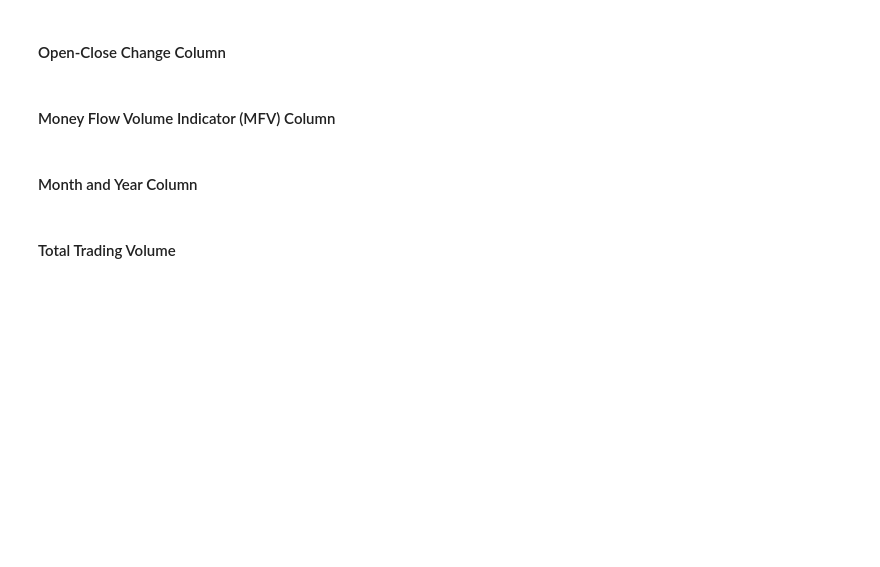
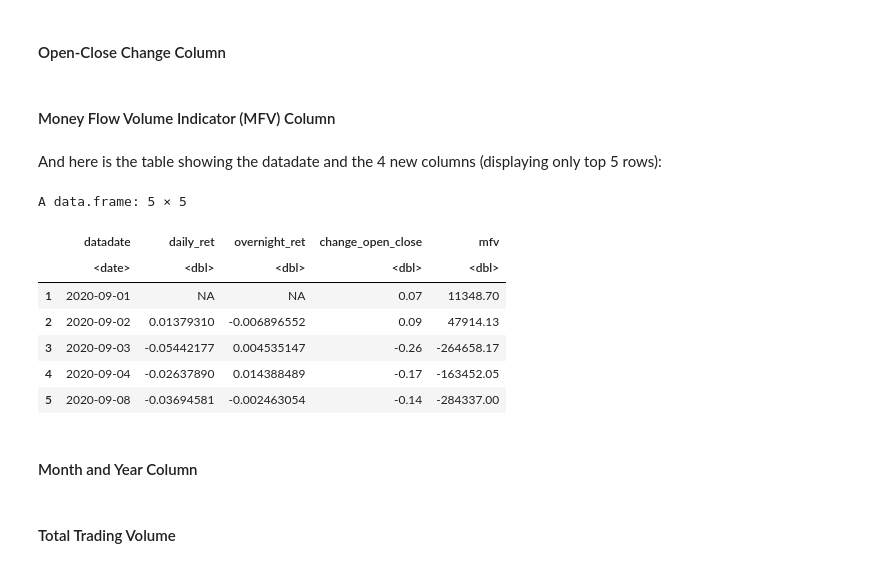
Before and after one commit to LiamHoogstad/Apps_R_HW1, a Jupyter notebook: MAIN_FILE.ipynb, the cells around one changed output. Cells and saved outputs as stored; diff of their text form; code cells hidden in the pictures; blank space fills up the shorter version.

Commit message:
Nurul added table display for 4 new columns

```diff
--- a/MAIN_FILE.ipynb
+++ b/MAIN_FILE.ipynb
@@ -319,6 +319,19 @@ data_potbelly <- mutate(data_potbelly, change_open_close = prccd - prcod)
 # %%
 #4: calculate money flow volume indicator (mfv) based on given formula, and store it in `mfv` column inside data_potbelly
 data_potbelly <- mutate(data_potbelly, mfv = ((prccd - prcld) - (prchd - prccd)) * cshtrd/ (prchd - prcld))
+# %% [markdown]
+And here is the table showing the datadate and the 4 new columns (displaying only top 5 rows):
+# %%
+head(select(data_potbelly, datadate, daily_ret, overnight_ret, change_open_close, mfv), 5)
+# %% [output]
+A data.frame: 5 × 5
+|  | datadate | daily_ret | overnight_ret | change_open_close | mfv |
+|  | <date> | <dbl> | <dbl> | <dbl> | <dbl> |
+| 1 | 2020-09-01 | NA | NA | 0.07 | 11348.70 |
+| 2 | 2020-09-02 | 0.01379310 | -0.006896552 | 0.09 | 47914.13 |
+| 3 | 2020-09-03 | -0.05442177 | 0.004535147 | -0.26 | -264658.17 |
+| 4 | 2020-09-04 | -0.02637890 | 0.014388489 | -0.17 | -163452.05 |
+| 5 | 2020-09-08 | -0.03694581 | -0.002463054 | -0.14 | -284337.00 |
 # %% [markdown]
 #### Month and Year Column
 # %%
```
